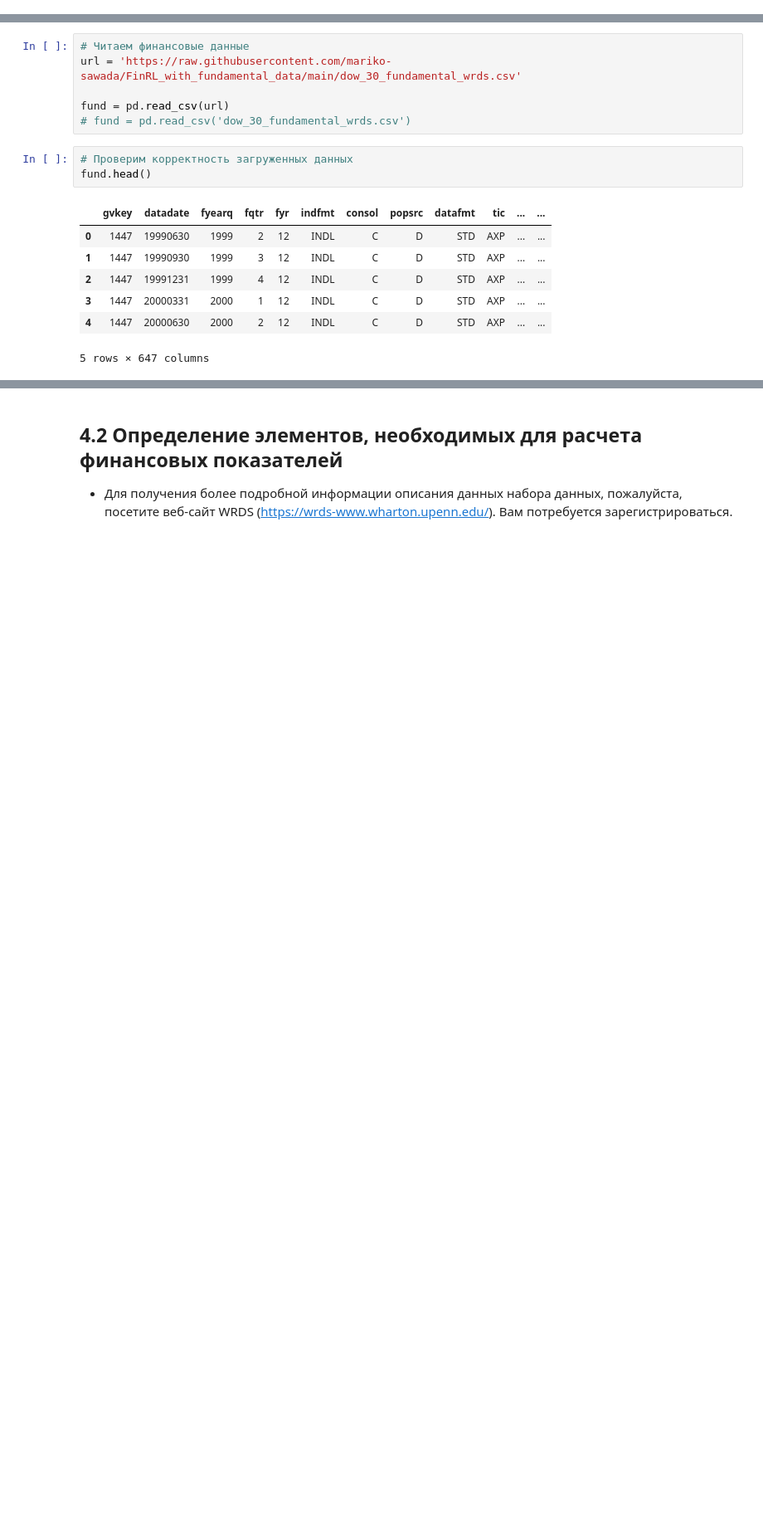
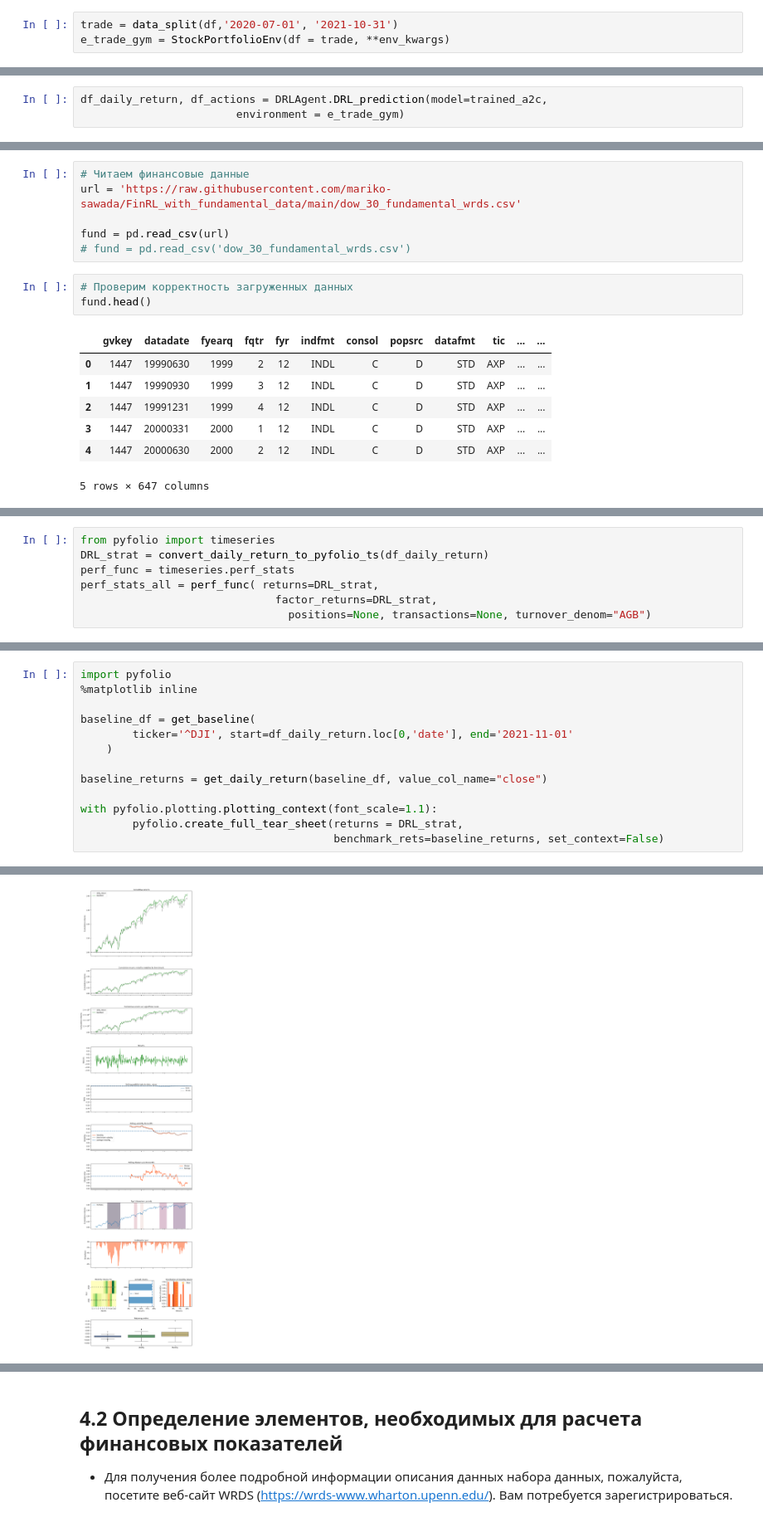
Before and after one commit to SvenTern/algotrade, a Jupyter notebook: finrl_main_part.ipynb, the cells around one changed output, grey strips where cells are left out. Shown at 83% size. Cells and saved outputs as stored; diff of their text form; blank space fills up the shorter version.

```diff
--- a/finrl_main_part.ipynb
+++ b/finrl_main_part.ipynb
@@ -1136,0 +1224,3 @@ trained_a2c.save('/content/trained_models/trained_a2c.zip')
+# %%
+trade = data_split(df,'2020-07-01', '2021-10-31')
+e_trade_gym = StockPortfolioEnv(df = trade, **env_kwargs)
@@ -1136,0 +1231,3 @@ trained_a2c.save('/content/trained_models/trained_a2c.zip')
+# %%
+df_daily_return, df_actions = DRLAgent.DRL_prediction(model=trained_a2c,
+                        environment = e_trade_gym)
@@ -1155,0 +1292,7 @@ fund.head()
+# %%
+from pyfolio import timeseries
+DRL_strat = convert_daily_return_to_pyfolio_ts(df_daily_return)
+perf_func = timeseries.perf_stats
+perf_stats_all = perf_func( returns=DRL_strat,
+                              factor_returns=DRL_strat,
+                                positions=None, transactions=None, turnover_denom="AGB")
@@ -1155,0 +1350,14 @@ fund.head()
+# %%
+import pyfolio
+%matplotlib inline
+
+baseline_df = get_baseline(
+        ticker='^DJI', start=df_daily_return.loc[0,'date'], end='2021-11-01'
+    )
+
+baseline_returns = get_daily_return(baseline_df, value_col_name="close")
+
+with pyfolio.plotting.plotting_context(font_scale=1.1):
+        pyfolio.create_full_tear_sheet(returns = DRL_strat,
+                                       benchmark_rets=baseline_returns, set_context=False)
+# %% [output]
@@ -1155,0 +1393 @@ fund.head()
+[figure, added]
```
Also changed, not shown: parts of 46 cells of this notebook.
